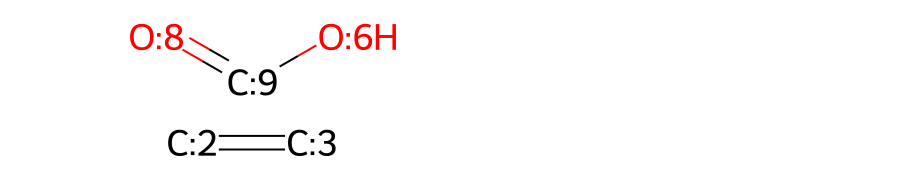
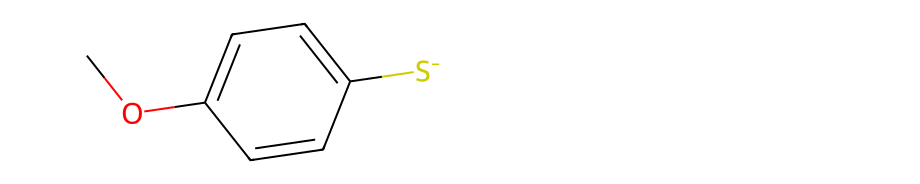
Before and after one commit to rhjvanworkum/reaction_path_sampler, a Jupyter notebook: notebooks/test.ipynb, the cells around one changed output. Drawn from its saved outputs; the diff is of its cells as text; code cells hidden in the pictures.

```diff
--- a/notebooks/test.ipynb
+++ b/notebooks/test.ipynb
@@ -70,4 +75,4 @@ Chem.MolFromSmiles(reactions[index].split('>>')[0])
-# %%
-Chem.MolFromSmiles(reactions[index].split('>>')[1])
-# %% [output]
-[figure, removed]
+# %%
+Chem.MolFromSmiles(substrates.split('.')[0].replace('S', '[S-]'))
+# %% [output]
+[figure, added]
```
Also changed, not shown: parts of 15 cells of this notebook, 10 other files.
